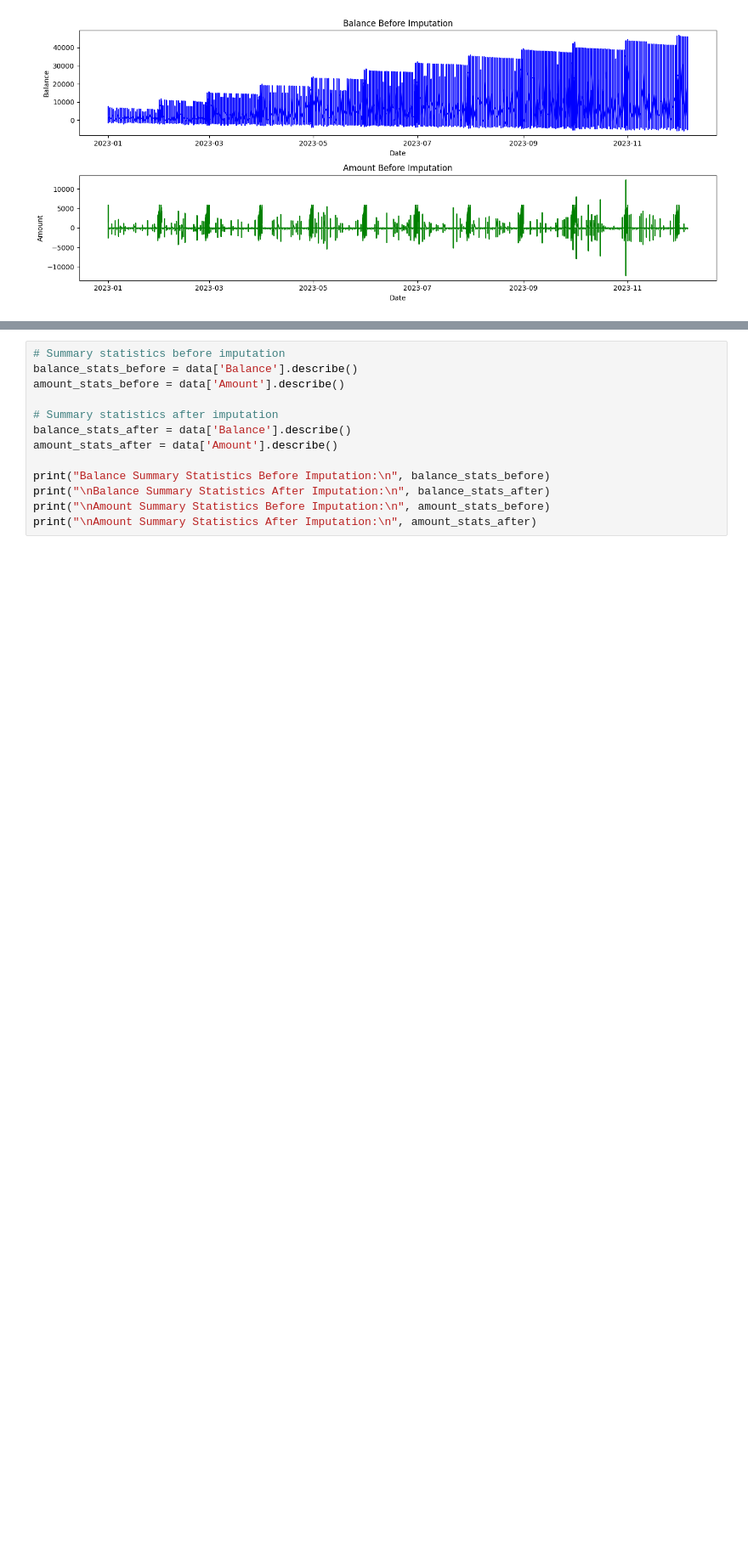
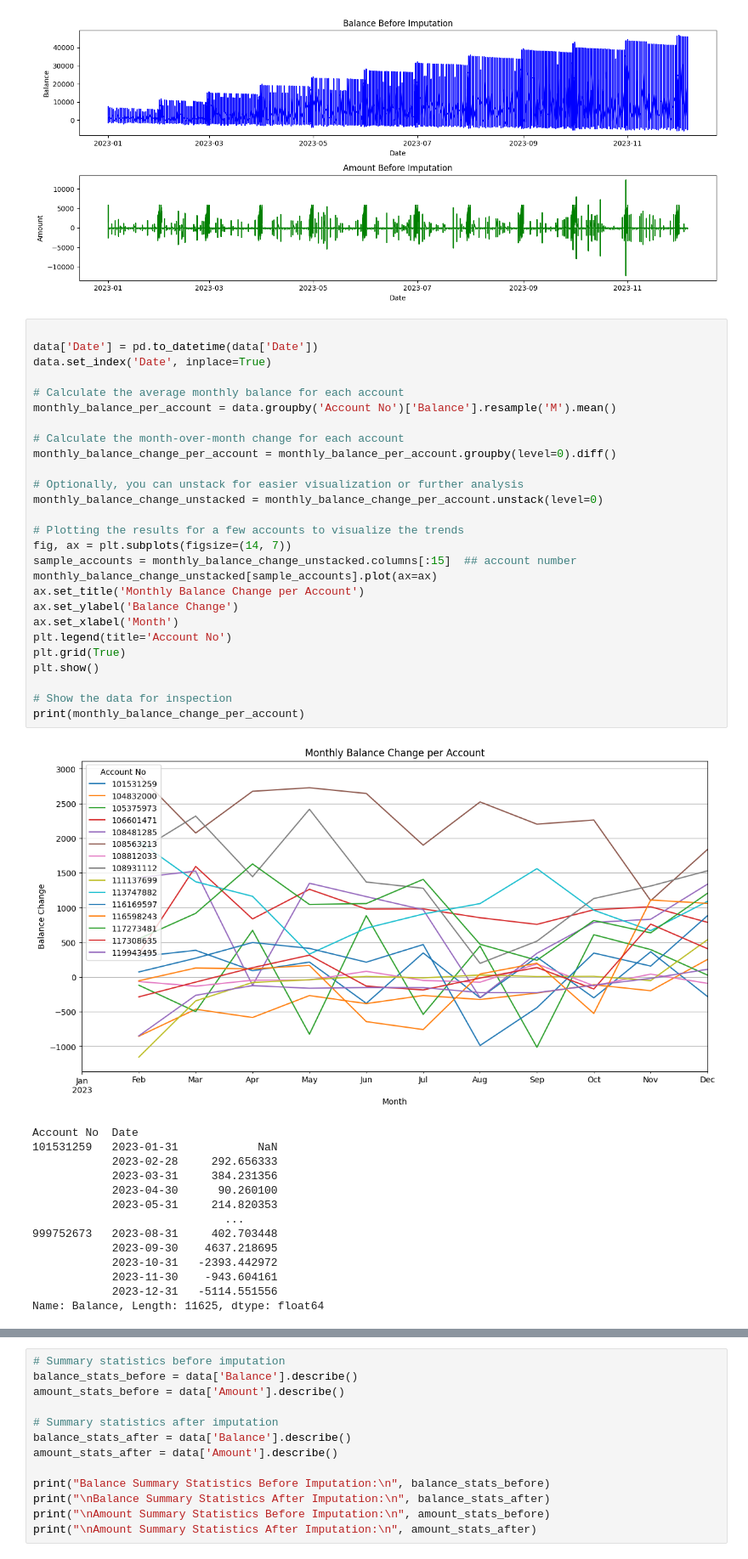
Before and after one commit to UoB-DSMP-2023-24/dsmp-2024-group-33, a Jupyter notebook: 2nd dataset- marketing.ipynb, the cells around one changed output, grey strips where cells are left out. Shown at 85% size. Drawn from its saved outputs; the diff is of its cells as text; blank space fills up the shorter version.

```diff
--- a/2nd dataset- marketing.ipynb
+++ b/2nd dataset- marketing.ipynb
@@ -356,3 +340,45 @@ plt.tight_layout()
 plt.show()
 # %% [output]
 [figure]
+# %%
+
+data['Date'] = pd.to_datetime(data['Date'])
+data.set_index('Date', inplace=True)
+
+# Calculate the average monthly balance for each account
+monthly_balance_per_account = data.groupby('Account No')['Balance'].resample('M').mean()
+
+# Calculate the month-over-month change for each account
+monthly_balance_change_per_account = monthly_balance_per_account.groupby(level=0).diff()
+
+# Optionally, you can unstack for easier visualization or further analysis
+monthly_balance_change_unstacked = monthly_balance_change_per_account.unstack(level=0)
+
+# Plotting the results for a few accounts to visualize the trends
+fig, ax = plt.subplots(figsize=(14, 7))
+sample_accounts = monthly_balance_change_unstacked.columns[:15]  ## account number
+monthly_balance_change_unstacked[sample_accounts].plot(ax=ax)
+ax.set_title('Monthly Balance Change per Account')
+ax.set_ylabel('Balance Change')
+ax.set_xlabel('Month')
+plt.legend(title='Account No')
+plt.grid(True)
+plt.show()
+
+# Show the data for inspection
+print(monthly_balance_change_per_account)
+# %% [output]
+[figure, added]
+Account No  Date
+101531259   2023-01-31            NaN
+            2023-02-28     292.656333
+            2023-03-31     384.231356
+            2023-04-30      90.260100
+            2023-05-31     214.820353
+                             ...
+999752673   2023-08-31     402.703448
+            2023-09-30    4637.218695
+            2023-10-31   -2393.442972
+            2023-11-30    -943.604161
+            2023-12-31   -5114.551556
+Name: Balance, Length: 11625, dtype: float64
```
Also changed, not shown: parts of 14 cells of this notebook.
